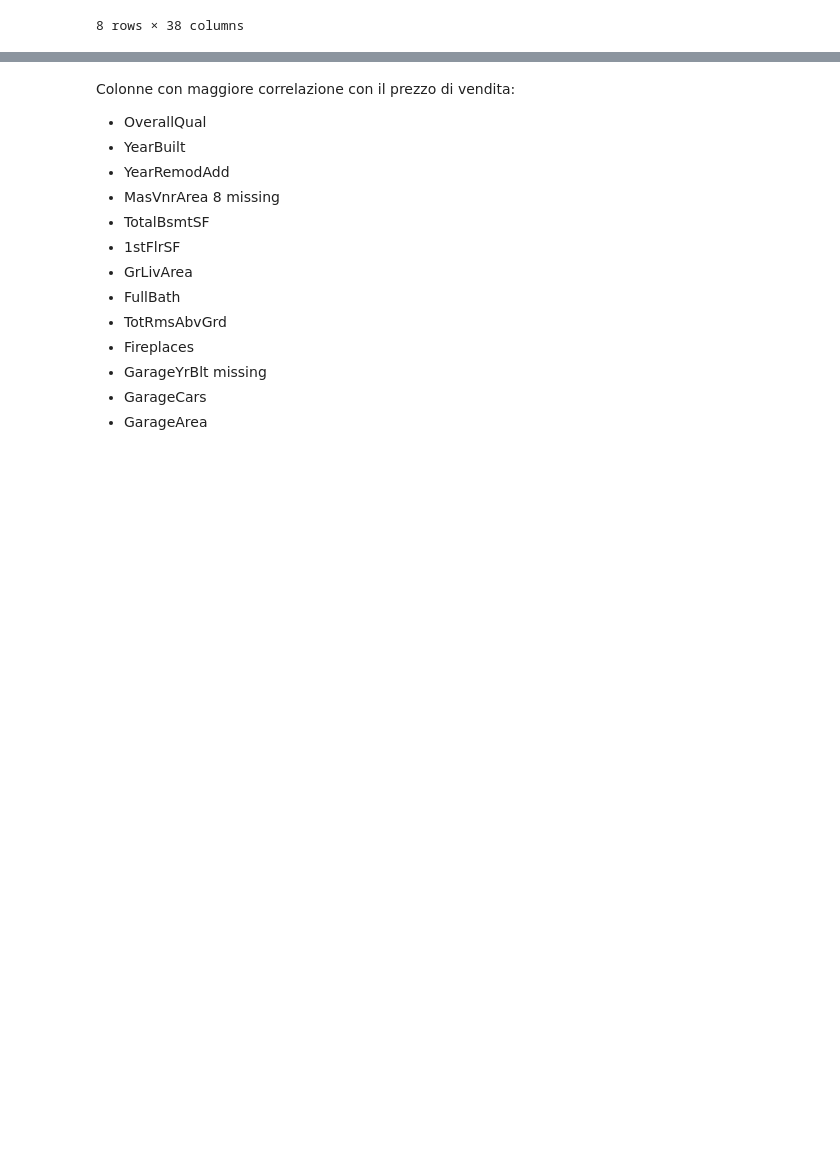
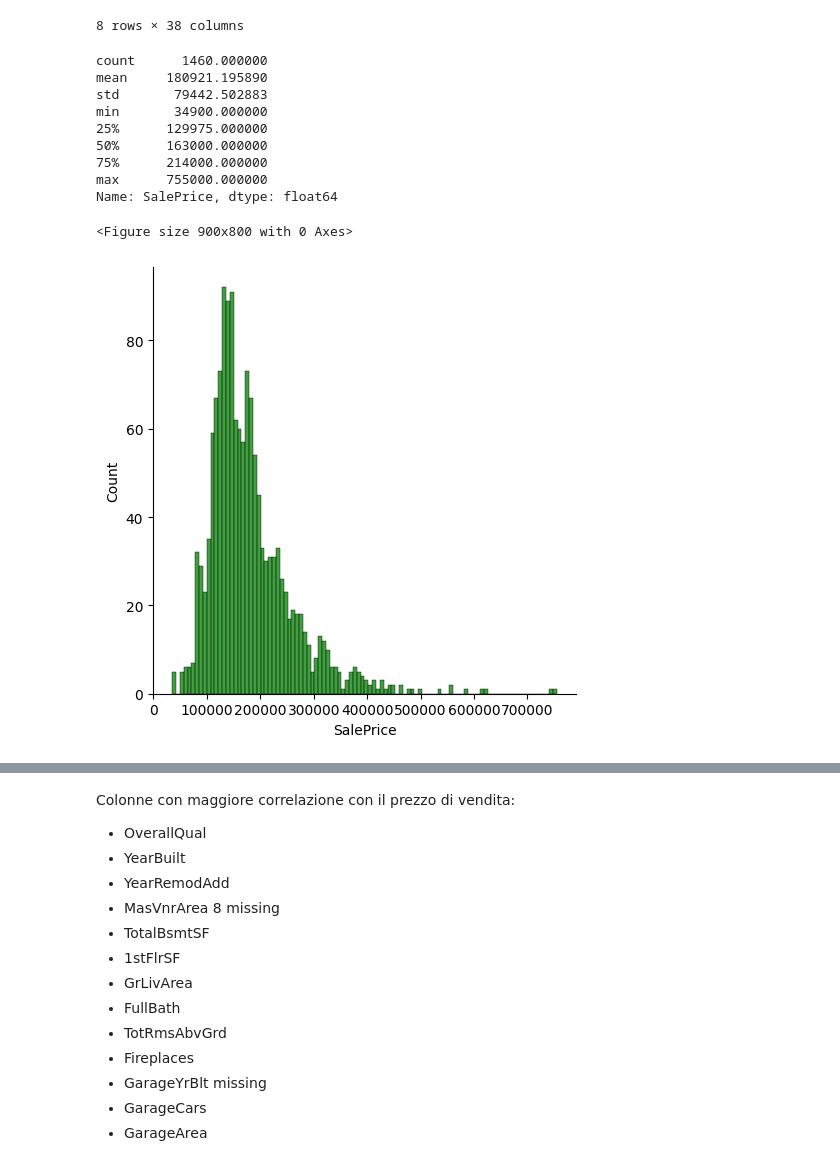
Before and after one commit to saajann/data-science, a Jupyter notebook: preprocessing/03_house_prices.ipynb, the cells around one changed output, grey strips where cells are left out. Cells and saved outputs as stored; diff of their text form; code cells hidden in the pictures; blank space fills up the shorter version.

Commit message:
aggiunto un displot del saleprice

```diff
--- a/preprocessing/03_house_prices.ipynb
+++ b/preprocessing/03_house_prices.ipynb
@@ -52,6 +52,22 @@ train.describe()
 | 75% | 1095.250000 | 70.000000 | 80.000000 | 11601.500000 | 7.000000 | 6.000000 | 2000.000000 | 2004.000000 | ... |
 | max | 1460.000000 | 190.000000 | 313.000000 | 215245.000000 | 10.000000 | 9.000000 | 2010.000000 | 2010.000000 | ... |
 8 rows × 38 columns
+# %%
+print(train['SalePrice'].describe())
+plt.figure(figsize=(9, 8))
+sns.displot(train['SalePrice'], color='g', bins=100);
+# %% [output]
+count      1460.000000
+mean     180921.195890
+std       79442.502883
+min       34900.000000
+25%      129975.000000
+50%      163000.000000
+75%      214000.000000
+max      755000.000000
+Name: SalePrice, dtype: float64
+<Figure size 900x800 with 0 Axes>
+[figure, added]
 # %%
 train.corr(numeric_only=True)
 # %% [output]
```
